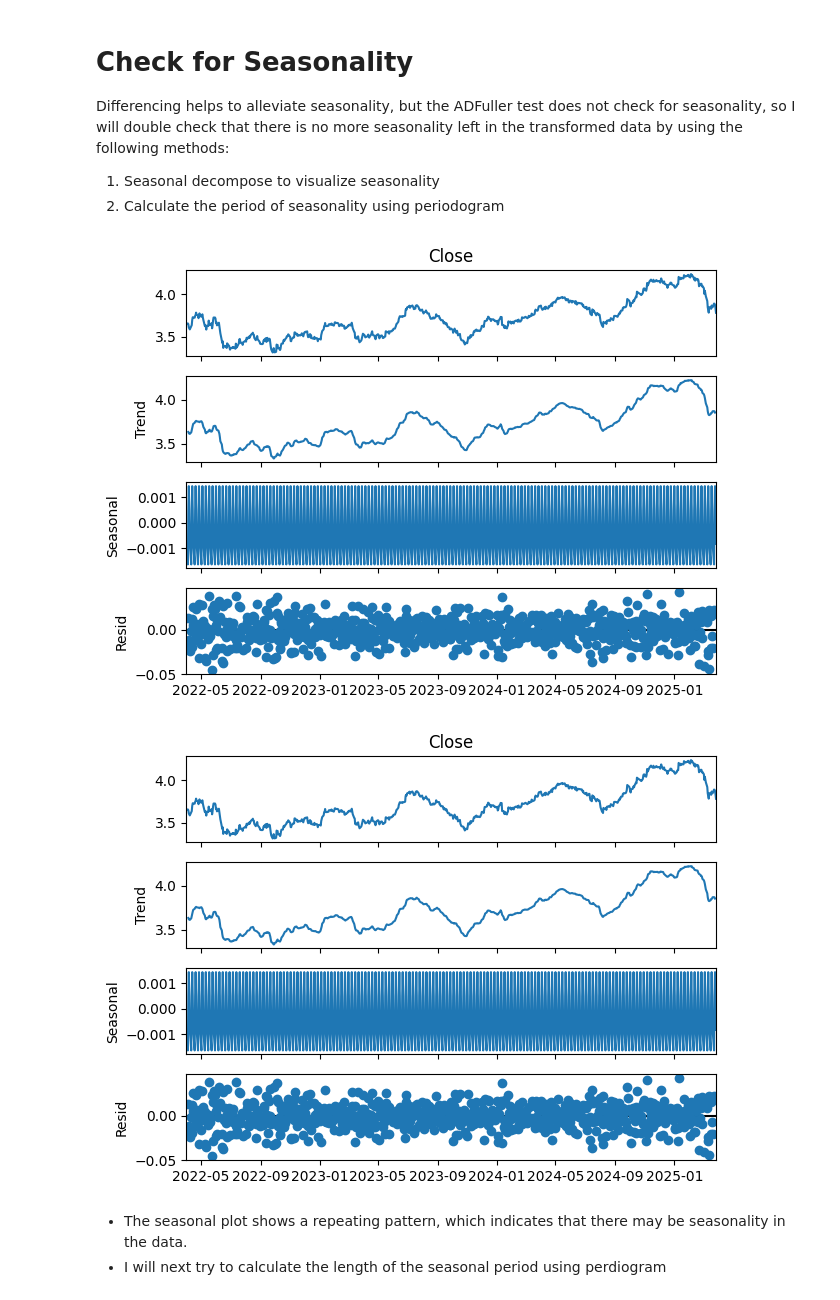
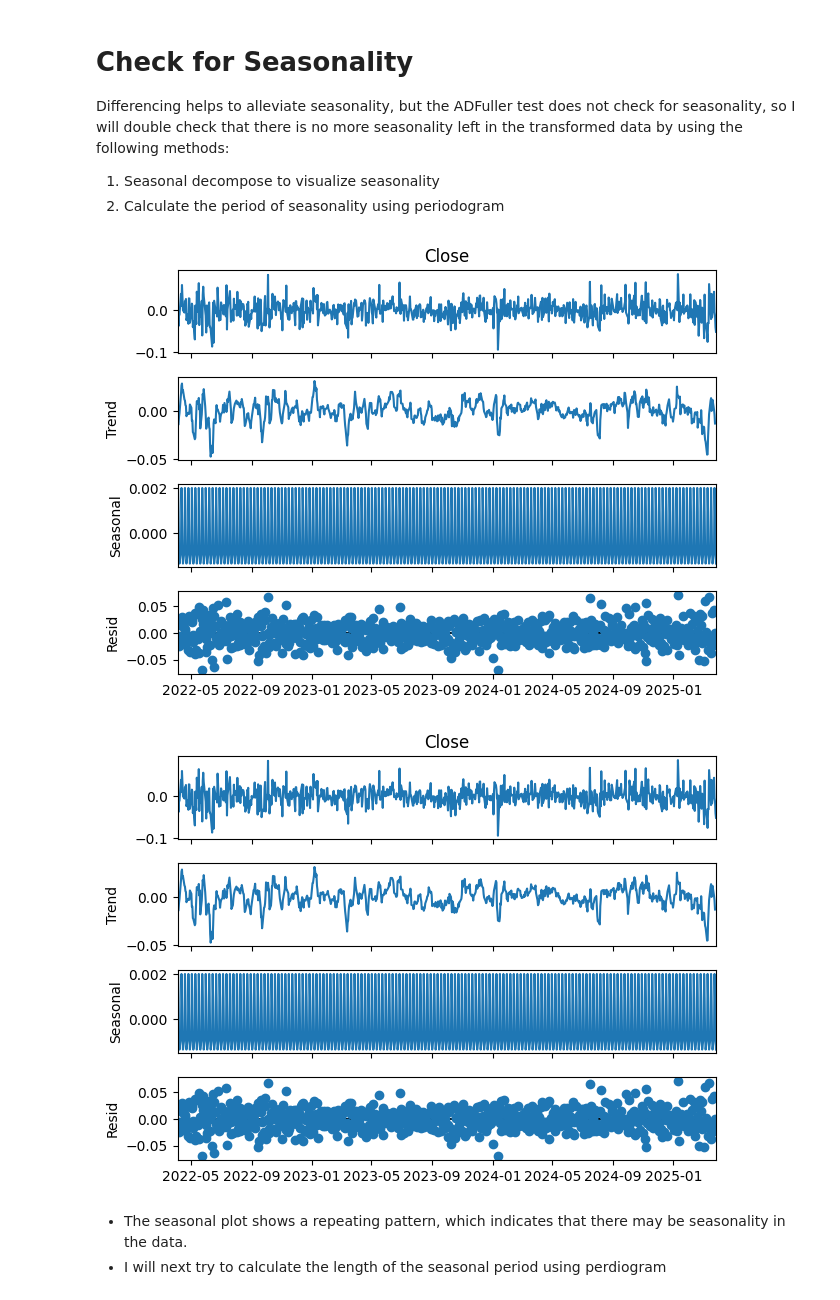
Before and after one commit to annahanslc/project-time-series-stocks, a Jupyter notebook: time_series_project_final.ipynb, the cells around one changed output. Saved outputs shown, nothing was run; the diff lists cells and outputs as text; code cells hidden in the pictures.

```diff
--- a/time_series_project_final.ipynb
+++ b/time_series_project_final.ipynb
@@ -303,11 +304,11 @@ Differencing helps to alleviate seasonality, but the ADFuller test does not chec
 # %%
 # use seasonal decompose to visualize any seasonality in the data
 
-seasonal_results = seasonal_decompose(close_log['Close'].dropna())
+seasonal_results = seasonal_decompose(close_log_diff['Close'].dropna())
 seasonal_results.plot()
 # %% [output]
-[figure, old version]
+[figure, new version]
-[figure, old version]
+[figure, new version]
 # %% [markdown]
 - The seasonal plot shows a repeating pattern, which indicates that there may be seasonality in the data.
 - I will next try to calculate the length of the seasonal period using perdiogram
```
Also changed, not shown: parts of 45 cells of this notebook, 14 other files.
